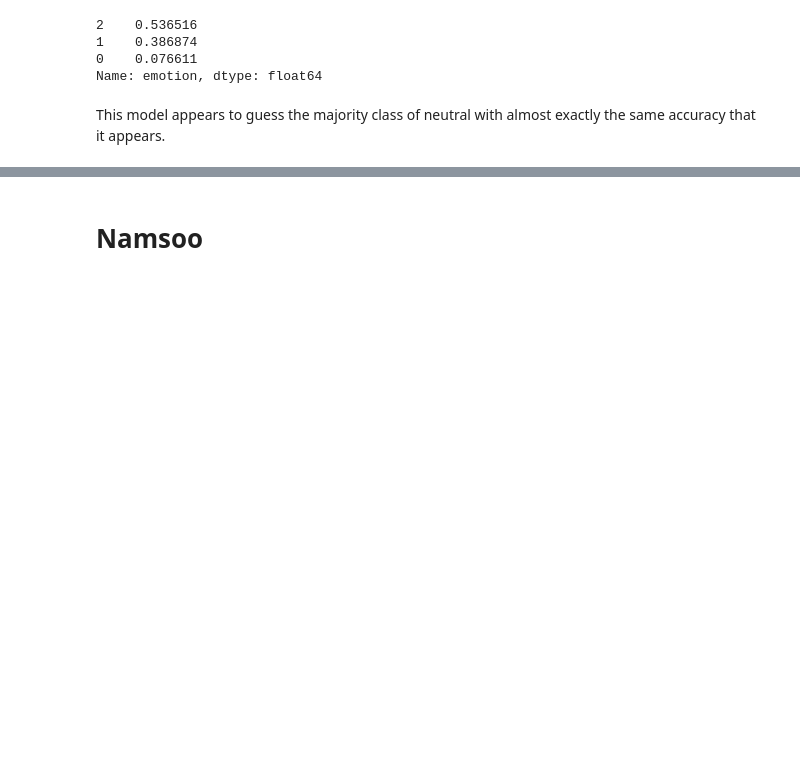
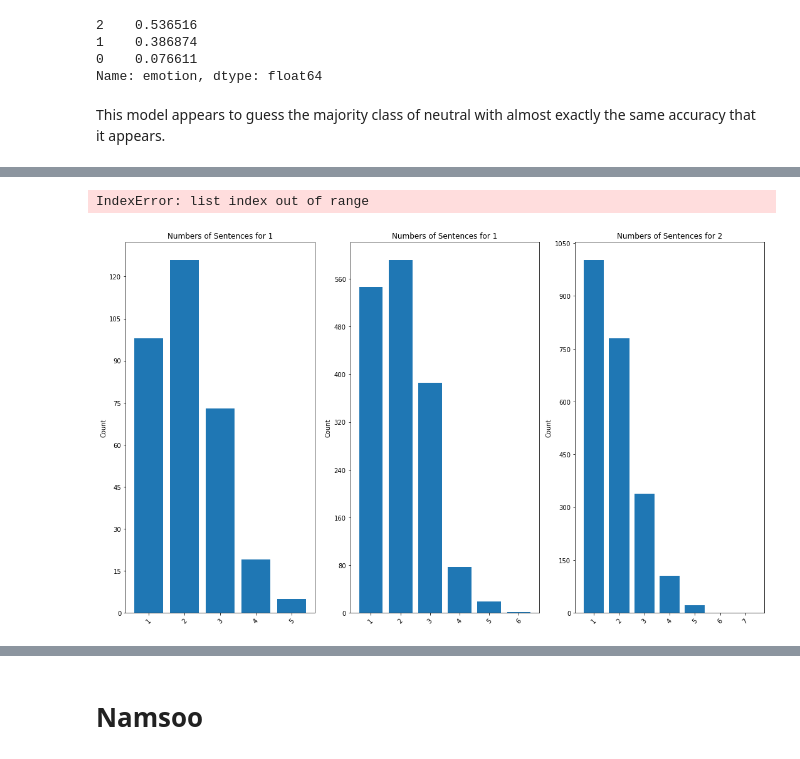
Before and after one commit to hthota1/Twitter-Sentiment-Analysis, a Jupyter notebook: Notebook.ipynb, the cells around one changed output, grey strips where cells are left out. Cells and saved outputs as stored; diff of their text form; code cells hidden in the pictures; blank space fills up the shorter version.

```diff
--- a/Notebook.ipynb
+++ b/Notebook.ipynb
@@ -361,0 +530,7 @@ This model appears to guess the majority class of neutral with almost exactly th
+# %%
+fig, axes = setup_three_subplots()
+plot_distribution_of_column_by_category("num_sentences", axes, "Numbers of Sentences for")
+fig.suptitle("Distribution of Sentence Counts by Category", fontsize=24);
+# %% [output]
+IndexError: list index out of range
+[figure, added]
```
Also changed, not shown: parts of 38 cells of this notebook.
